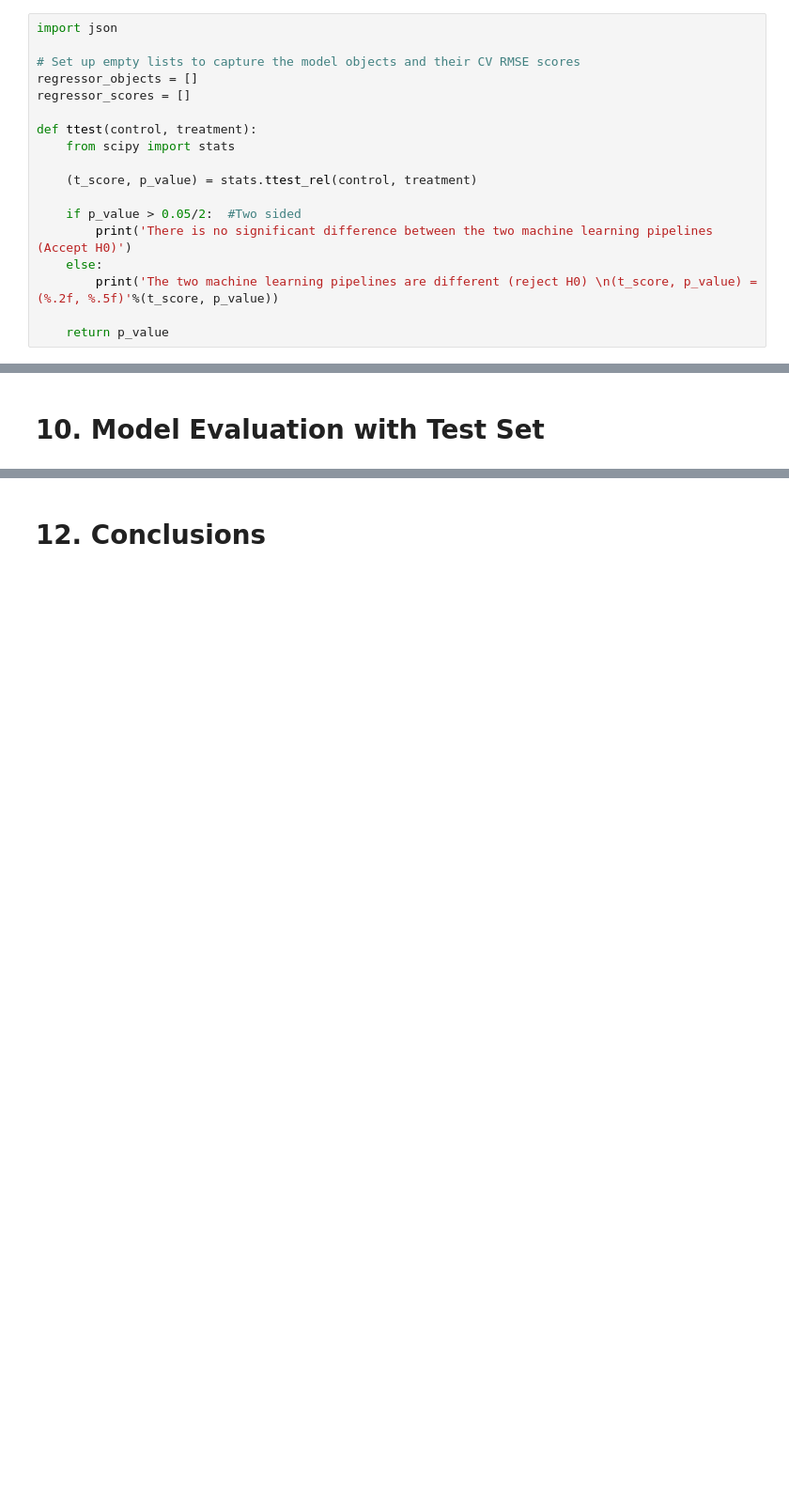
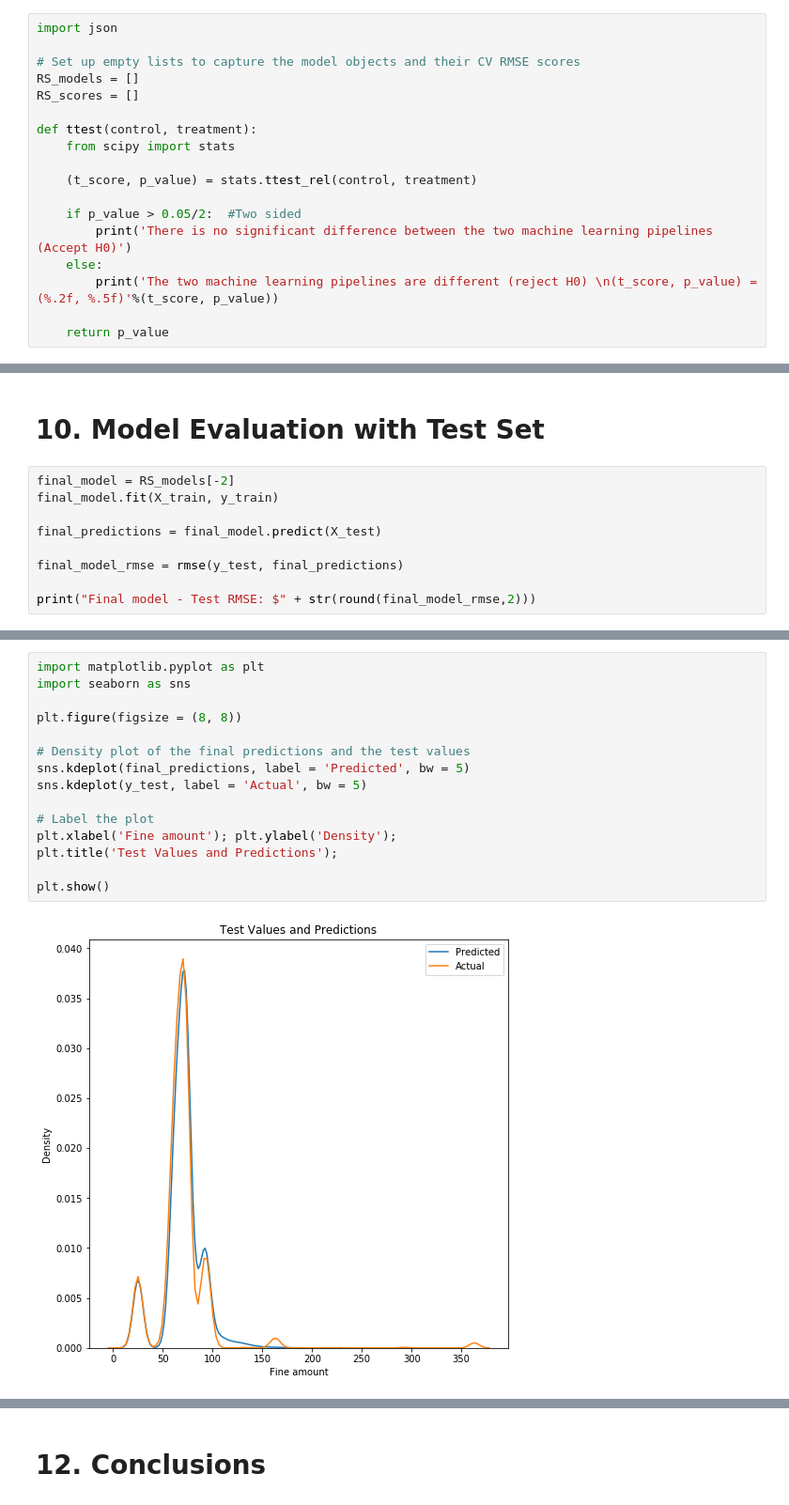
Before and after one commit to rlirey/Portfolio, a Jupyter notebook: Regression/parking_citations.ipynb, the cells around one changed output, grey strips where cells are left out. Shown at 94% size. Drawn from its saved outputs; the diff is of its cells as text; blank space fills up the shorter version.

```diff
--- a/Regression/parking_citations.ipynb
+++ b/Regression/parking_citations.ipynb
@@ -755,8 +768,8 @@ Now, we'll take a closer look at three of the seven models tested above: Random
 import json
 
 # Set up empty lists to capture the model objects and their CV RMSE scores
-regressor_objects = []
-regressor_scores = []
+RS_models = []
+RS_scores = []
 
 def ttest(control, treatment):
     from scipy import stats
@@ -859,2 +1079,11 @@ if __name__ == "__main__":
 # %% [markdown]
 # 10. Model Evaluation with Test Set
+# %%
+final_model = RS_models[-2]
+final_model.fit(X_train, y_train)
+
+final_predictions = final_model.predict(X_test)
+
+final_model_rmse = rmse(y_test, final_predictions)
+
+print("Final model - Test RMSE: $" + str(round(final_model_rmse,2)))
@@ -860,0 +1092,17 @@ if __name__ == "__main__":
+# %%
+import matplotlib.pyplot as plt
+import seaborn as sns
+
+plt.figure(figsize = (8, 8))
+
+# Density plot of the final predictions and the test values
+sns.kdeplot(final_predictions, label = 'Predicted', bw = 5)
+sns.kdeplot(y_test, label = 'Actual', bw = 5)
+
+# Label the plot
+plt.xlabel('Fine amount'); plt.ylabel('Density');
+plt.title('Test Values and Predictions');
+
+plt.show()
+# %% [output]
+[figure, added]
```
Also changed, not shown: parts of 41 cells of this notebook.
